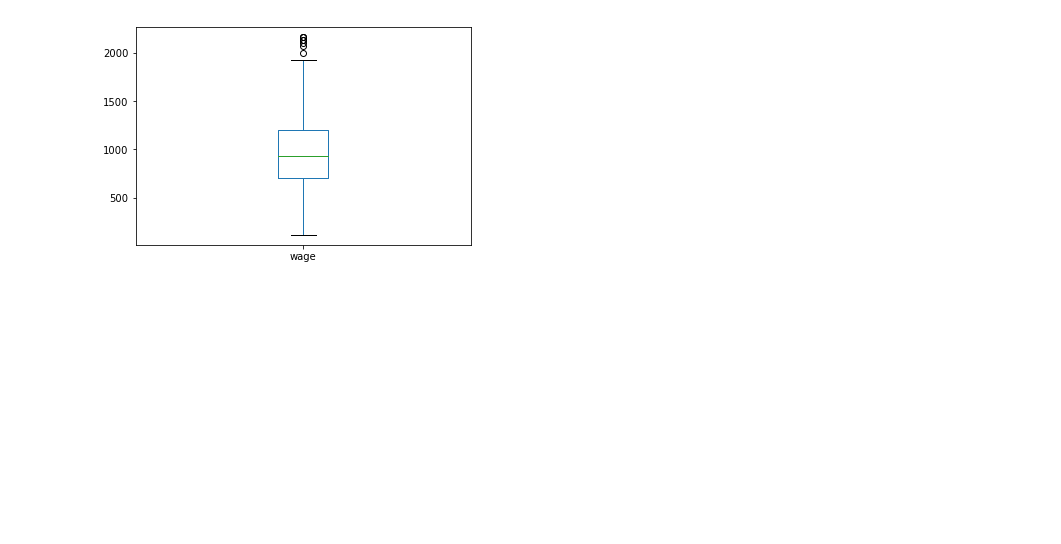
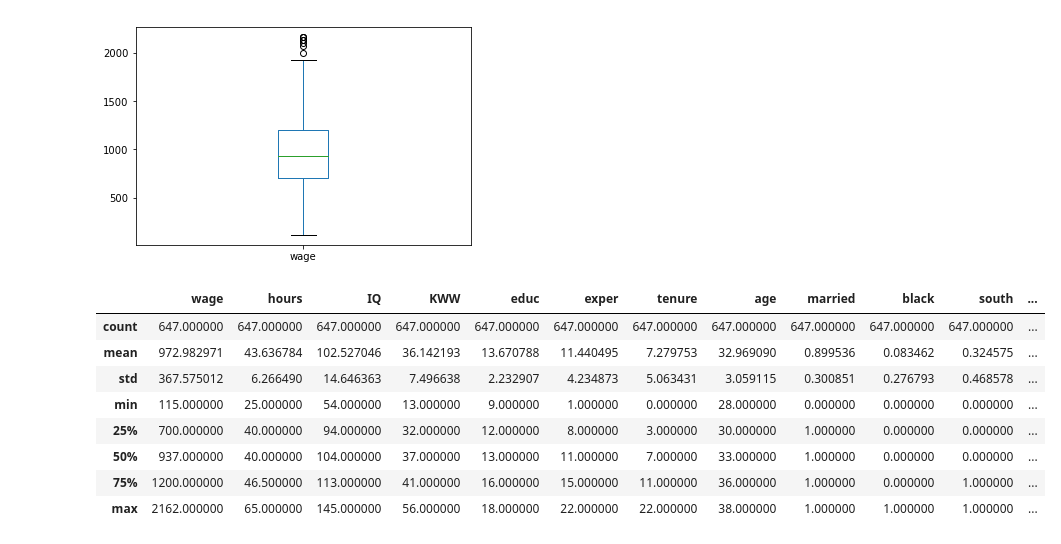
Before and after one commit to Zpolicky/byu_econ_applied_machine_learning, a Jupyter notebook: homeworks/Zach_Policky_Homework_1.ipynb, the cells around one changed output. Cells and saved outputs as stored; diff of their text form; code cells hidden in the pictures; blank space fills up the shorter version.

```diff
--- a/homeworks/Zach_Policky_Homework_1.ipynb
+++ b/homeworks/Zach_Policky_Homework_1.ipynb
@@ -453,3 +453,15 @@ wage_df['wage'].plot(kind = 'box')
 # %% [output]
 <matplotlib.axes._subplots.AxesSubplot at 0x...>
 [figure]
+# %%
+wage_df.describe()
+# %% [output]
+|  | wage | hours | IQ | KWW | educ | exper | tenure | age | married | black | south | ... |
+| count | 647.000000 | 647.000000 | 647.000000 | 647.000000 | 647.000000 | 647.000000 | 647.000000 | 647.000000 | 647.000000 | 647.000000 | 647.000000 | ... |
+| mean | 972.982971 | 43.636784 | 102.527046 | 36.142193 | 13.670788 | 11.440495 | 7.279753 | 32.969090 | 0.899536 | 0.083462 | 0.324575 | ... |
+| std | 367.575012 | 6.266490 | 14.646363 | 7.496638 | 2.232907 | 4.234873 | 5.063431 | 3.059115 | 0.300851 | 0.276793 | 0.468578 | ... |
+| min | 115.000000 | 25.000000 | 54.000000 | 13.000000 | 9.000000 | 1.000000 | 0.000000 | 28.000000 | 0.000000 | 0.000000 | 0.000000 | ... |
+| 25% | 700.000000 | 40.000000 | 94.000000 | 32.000000 | 12.000000 | 8.000000 | 3.000000 | 30.000000 | 1.000000 | 0.000000 | 0.000000 | ... |
+| 50% | 937.000000 | 40.000000 | 104.000000 | 37.000000 | 13.000000 | 11.000000 | 7.000000 | 33.000000 | 1.000000 | 0.000000 | 0.000000 | ... |
+| 75% | 1200.000000 | 46.500000 | 113.000000 | 41.000000 | 16.000000 | 15.000000 | 11.000000 | 36.000000 | 1.000000 | 0.000000 | 1.000000 | ... |
+| max | 2162.000000 | 65.000000 | 145.000000 | 56.000000 | 18.000000 | 22.000000 | 22.000000 | 38.000000 | 1.000000 | 1.000000 | 1.000000 | ... |
```
Also changed, not shown: parts of 5 cells of this notebook.
